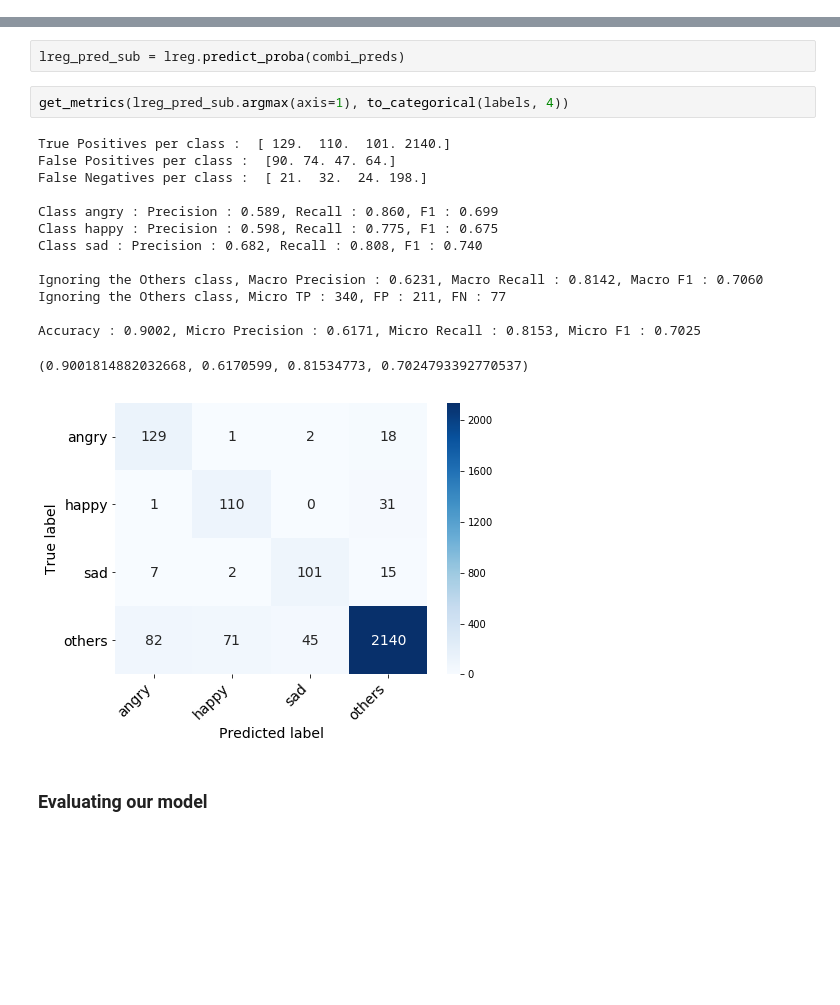
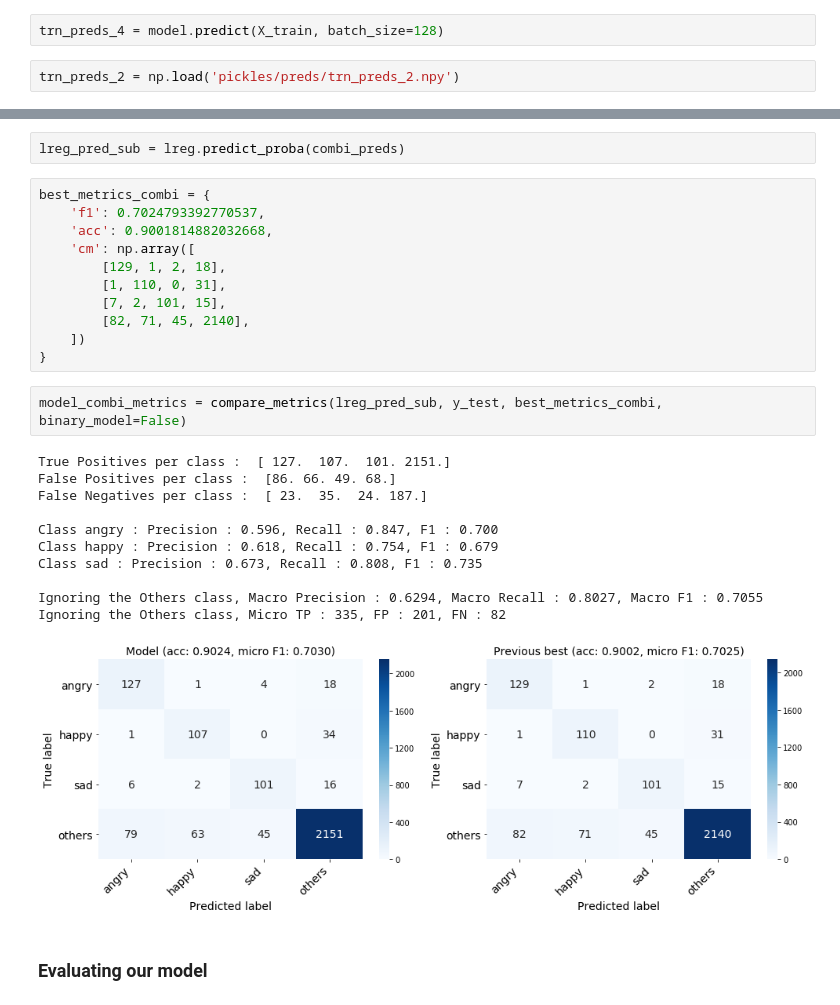
Before and after one commit to Garfounkel/emotion_analysis, a Jupyter notebook: playground.ipynb, the cells around one changed output, grey strips where cells are left out. Drawn from its saved outputs; the diff is of its cells as text; blank space fills up the shorter version.

```diff
--- a/playground.ipynb
+++ b/playground.ipynb
@@ -336,6 +415,10 @@ trn_preds_2 = m_2.predict(X_train, batch_size=128)
 # %%
 np.save('pickles/preds/trn_preds_4.npy', trn_preds_4)
 np.save('pickles/preds/trn_preds_2.npy', trn_preds_2)
+# %%
+trn_preds_4 = model.predict(X_train, batch_size=128)
+# %%
+trn_preds_2 = np.load('pickles/preds/trn_preds_2.npy')
 # %%
 combi_train_preds = np.hstack([trn_preds_4, trn_preds_2])
 combi_train_preds.shape
@@ -348,23 +431,31 @@ from sklearn.linear_model import LogisticRegression
 lreg = LogisticRegression(solver='lbfgs', multi_class='auto').fit(combi_train_preds, y_train.argmax(axis=1))
 # %%
 lreg_pred_sub = lreg.predict_proba(combi_preds)
-# %%
-get_metrics(lreg_pred_sub.argmax(axis=1), to_categorical(labels, 4))
-# %% [output]
-True Positives per class :  [ 129.  110.  101. 2140.]
-False Positives per class :  [90. 74. 47. 64.]
-False Negatives per class :  [ 21.  32.  24. 198.]
-
-Class angry : Precision : 0.589, Recall : 0.860, F1 : 0.699
-Class happy : Precision : 0.598, Recall : 0.775, F1 : 0.675
-Class sad : Precision : 0.682, Recall : 0.808, F1 : 0.740
-
-Ignoring the Others class, Macro Precision : 0.6231, Macro Recall : 0.8142, Macro F1 : 0.7060
-Ignoring the Others class, Micro TP : 340, FP : 211, FN : 77
-
-Accuracy : 0.9002, Micro Precision : 0.6171, Micro Recall : 0.8153, Micro F1 : 0.7025
-(0.9001814882032668, 0.6170599, 0.81534773, 0.7024793392770537)
-[figure, removed]
+# %%
+best_metrics_combi = {
+    'f1': 0.7024793392770537,
+    'acc': 0.9001814882032668,
+    'cm': np.array([
+        [129, 1, 2, 18],
+        [1, 110, 0, 31],
+        [7, 2, 101, 15],
+        [82, 71, 45, 2140],
+    ])
+}
+# %%
+model_combi_metrics = compare_metrics(lreg_pred_sub, y_test, best_metrics_combi, binary_model=False)
+# %% [output]
+True Positives per class :  [ 127.  107.  101. 2151.]
+False Positives per class :  [86. 66. 49. 68.]
+False Negatives per class :  [ 23.  35.  24. 187.]
+
+Class angry : Precision : 0.596, Recall : 0.847, F1 : 0.700
+Class happy : Precision : 0.618, Recall : 0.754, F1 : 0.679
+Class sad : Precision : 0.673, Recall : 0.808, F1 : 0.735
+
+Ignoring the Others class, Macro Precision : 0.6294, Macro Recall : 0.8027, Macro F1 : 0.7055
+Ignoring the Others class, Micro TP : 335, FP : 201, FN : 82
+[figure, added]
 # %% [markdown]
 ### Evaluating our model
 # %%
```
Also changed, not shown: parts of 31 cells of this notebook, 2 other files.
